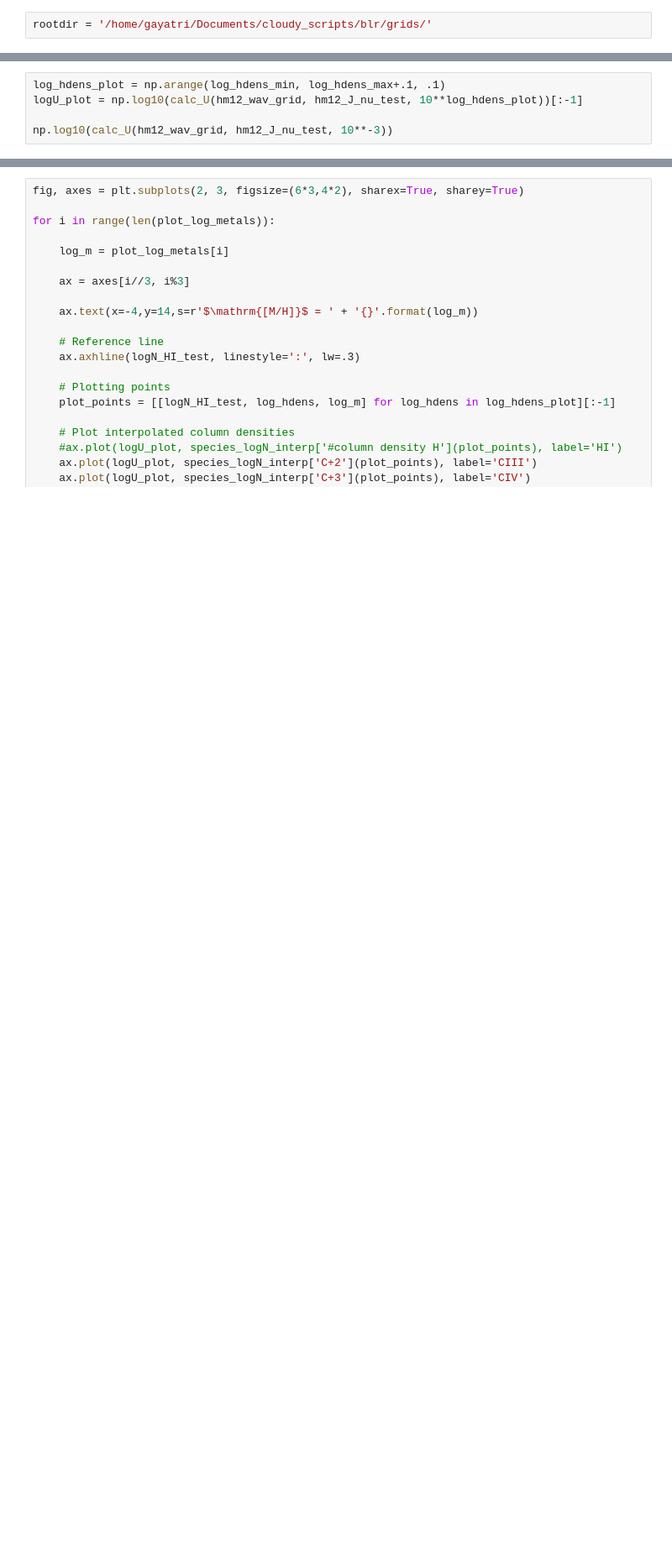
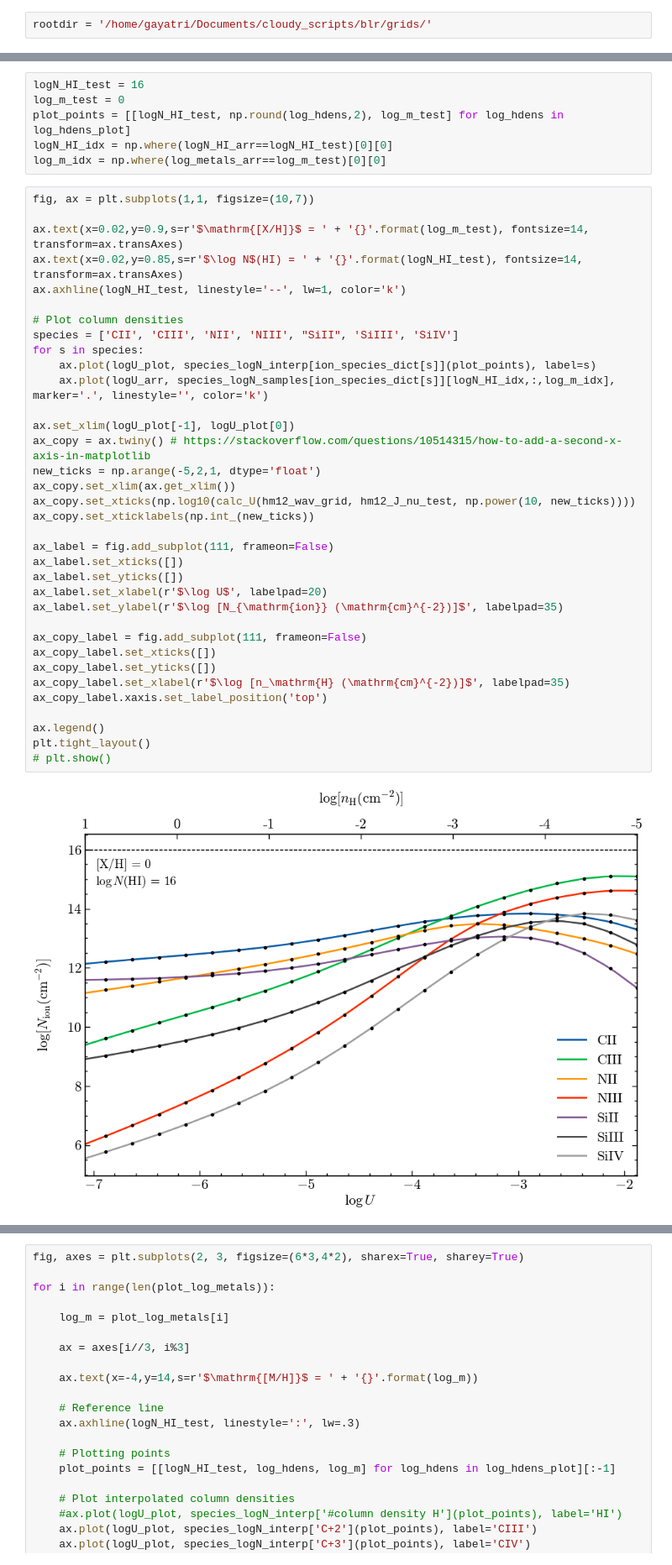
Before and after one commit to gayatri-p/cgm, a Jupyter notebook: cloudy_scripts/blr/plot.ipynb, the cells around one changed output, grey strips where cells are left out. Shown: that part at 84% size. Drawn from its saved outputs; the diff is of its cells as text; blank space fills up the shorter version.

```diff
--- a/cloudy_scripts/blr/plot.ipynb
+++ b/cloudy_scripts/blr/plot.ipynb
@@ -135,5 +90,0 @@ plt.show()
-# %%
-log_hdens_plot = np.arange(log_hdens_min, log_hdens_max+.1, .1)
-logU_plot = np.log10(calc_U(hm12_wav_grid, hm12_J_nu_test, 10**log_hdens_plot))[:-1]
-
-np.log10(calc_U(hm12_wav_grid, hm12_J_nu_test, 10**-3))
@@ -145,0 +93,43 @@ np.log10(calc_U(hm12_wav_grid, hm12_J_nu_test, 10**-4))
+# %%
+logN_HI_test = 16
+log_m_test = 0
+plot_points = [[logN_HI_test, np.round(log_hdens,2), log_m_test] for log_hdens in log_hdens_plot]
+logN_HI_idx = np.where(logN_HI_arr==logN_HI_test)[0][0]
+log_m_idx = np.where(log_metals_arr==log_m_test)[0][0]
+# %%
+fig, ax = plt.subplots(1,1, figsize=(10,7))
+
+ax.text(x=0.02,y=0.9,s=r'$\mathrm{[X/H]}$ = ' + '{}'.format(log_m_test), fontsize=14, transform=ax.transAxes)
+ax.text(x=0.02,y=0.85,s=r'$\log N$(HI) = ' + '{}'.format(logN_HI_test), fontsize=14, transform=ax.transAxes)
+ax.axhline(logN_HI_test, linestyle='--', lw=1, color='k')
+
+# Plot column densities
+species = ['CII', 'CIII', 'NII', 'NIII', "SiII", 'SiIII', 'SiIV']
+for s in species:
+    ax.plot(logU_plot, species_logN_interp[ion_species_dict[s]](plot_points), label=s)
+    ax.plot(logU_arr, species_logN_samples[ion_species_dict[s]][logN_HI_idx,:,log_m_idx], marker='.', linestyle='', color='k')
+
+ax.set_xlim(logU_plot[-1], logU_plot[0])
+ax_copy = ax.twiny() # https://stackoverflow.com/questions/10514315/how-to-add-a-second-x-axis-in-matplotlib
+new_ticks = np.arange(-5,2,1, dtype='float')
+ax_copy.set_xlim(ax.get_xlim())
+ax_copy.set_xticks(np.log10(calc_U(hm12_wav_grid, hm12_J_nu_test, np.power(10, new_ticks))))
+ax_copy.set_xticklabels(np.int_(new_ticks))
+
+ax_label = fig.add_subplot(111, frameon=False)
+ax_label.set_xticks([])
+ax_label.set_yticks([])
+ax_label.set_xlabel(r'$\log U$', labelpad=20)
+ax_label.set_ylabel(r'$\log [N_{\mathrm{ion}} (\mathrm{cm}^{-2})]$', labelpad=35)
+
+ax_copy_label = fig.add_subplot(111, frameon=False)
+ax_copy_label.set_xticks([])
+ax_copy_label.set_yticks([])
+ax_copy_label.set_xlabel(r'$\log [n_\mathrm{H} (\mathrm{cm}^{-2})]$', labelpad=35)
+ax_copy_label.xaxis.set_label_position('top')
+
+ax.legend()
+plt.tight_layout()
+# plt.show()
+# %% [output]
+[figure, added]
```
Also changed, not shown: parts of 21 cells of this notebook, 39 other files.
